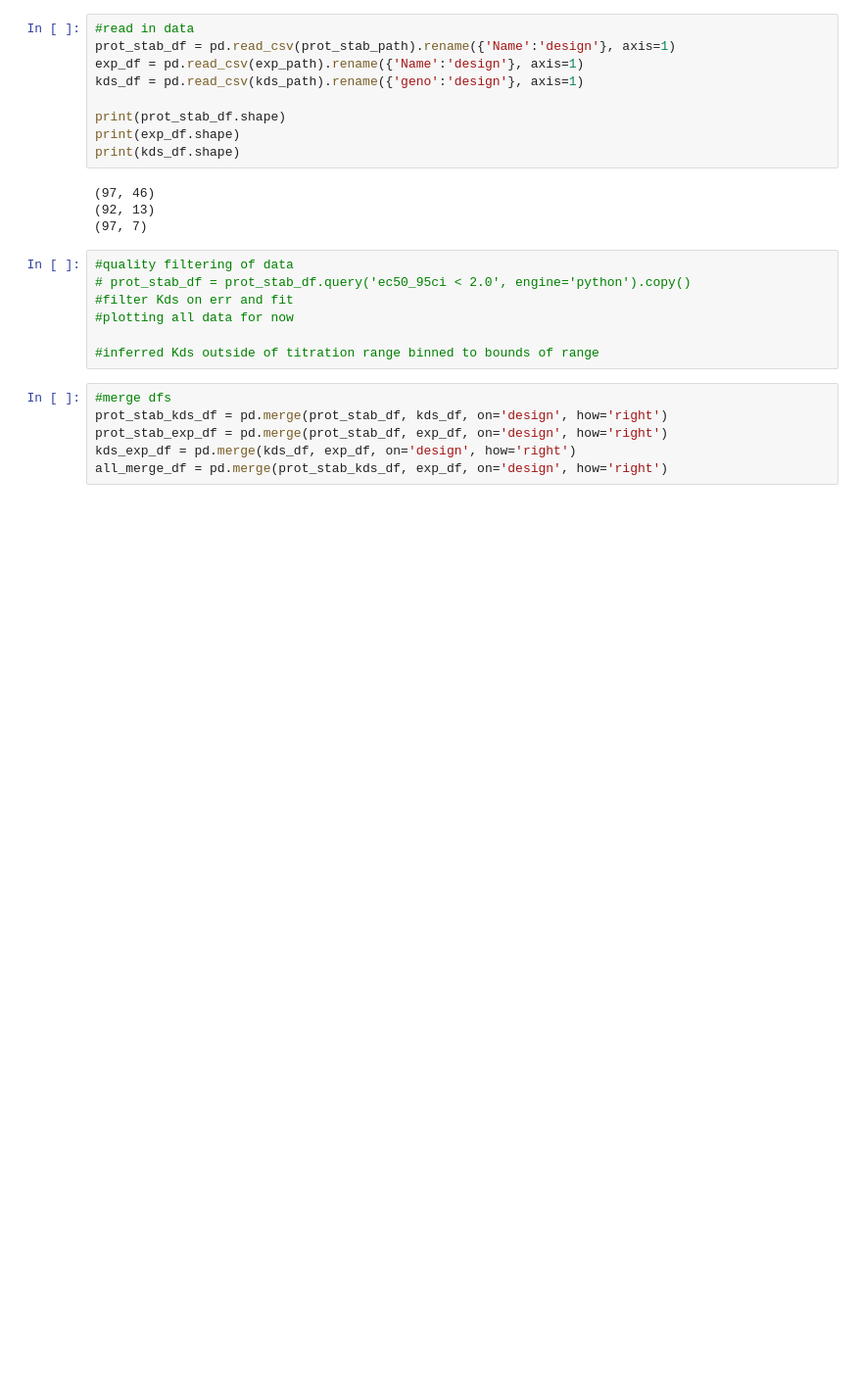
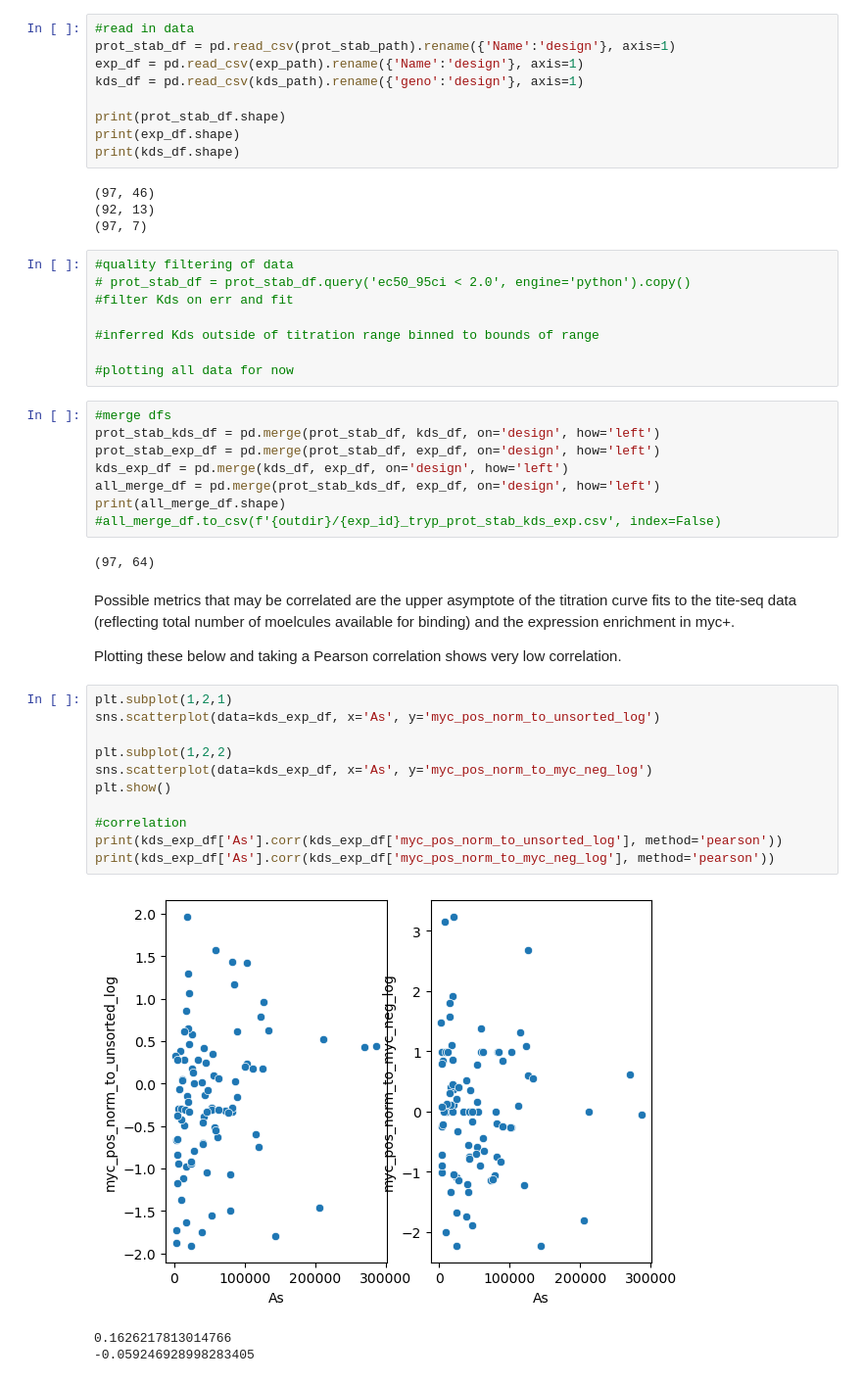
Before and after one commit to scrilly23/switch_seq, a Jupyter notebook: plotting/plot_exp_stab_kds.ipynb, the cells around one changed output. Shown at 98% size. Saved outputs shown, nothing was run; the diff lists cells and outputs as text; blank space fills up the shorter version.

```diff
--- a/plotting/plot_exp_stab_kds.ipynb
+++ b/plotting/plot_exp_stab_kds.ipynb
@@ -28,12 +42,36 @@ print(kds_df.shape)
 #quality filtering of data
 # prot_stab_df = prot_stab_df.query('ec50_95ci < 2.0', engine='python').copy()
 #filter Kds on err and fit
-#plotting all data for now
 
 #inferred Kds outside of titration range binned to bounds of range
+
+#plotting all data for now
 # %%
 #merge dfs
-prot_stab_kds_df = pd.merge(prot_stab_df, kds_df, on='design', how='right')
-prot_stab_exp_df = pd.merge(prot_stab_df, exp_df, on='design', how='right')
-kds_exp_df = pd.merge(kds_df, exp_df, on='design', how='right')
-all_merge_df = pd.merge(prot_stab_kds_df, exp_df, on='design', how='right')
+prot_stab_kds_df = pd.merge(prot_stab_df, kds_df, on='design', how='left')
+prot_stab_exp_df = pd.merge(prot_stab_df, exp_df, on='design', how='left')
+kds_exp_df = pd.merge(kds_df, exp_df, on='design', how='left')
+all_merge_df = pd.merge(prot_stab_kds_df, exp_df, on='design', how='left')
+print(all_merge_df.shape)
+#all_merge_df.to_csv(f'{outdir}/{exp_id}_tryp_prot_stab_kds_exp.csv', index=False)
+# %% [output]
+(97, 64)
+# %% [markdown]
+Possible metrics that may be correlated are the upper asymptote of the titration curve fits to the tite-seq data (reflecting total number of moelcules available for binding) and the expression enrichment in myc+.
+
+Plotting these below and taking a Pearson correlation shows very low correlation.
+# %%
+plt.subplot(1,2,1)
+sns.scatterplot(data=kds_exp_df, x='As', y='myc_pos_norm_to_unsorted_log')
+
+plt.subplot(1,2,2)
+sns.scatterplot(data=kds_exp_df, x='As', y='myc_pos_norm_to_myc_neg_log')
+plt.show()
+
+#correlation
+print(kds_exp_df['As'].corr(kds_exp_df['myc_pos_norm_to_unsorted_log'], method='pearson'))
+print(kds_exp_df['As'].corr(kds_exp_df['myc_pos_norm_to_myc_neg_log'], method='pearson'))
+# %% [output]
+[figure, added]
+0.1626217813014766
+-0.059246928998283405
```
Also changed, not shown: parts of 15 cells of this notebook, 4 other files.
